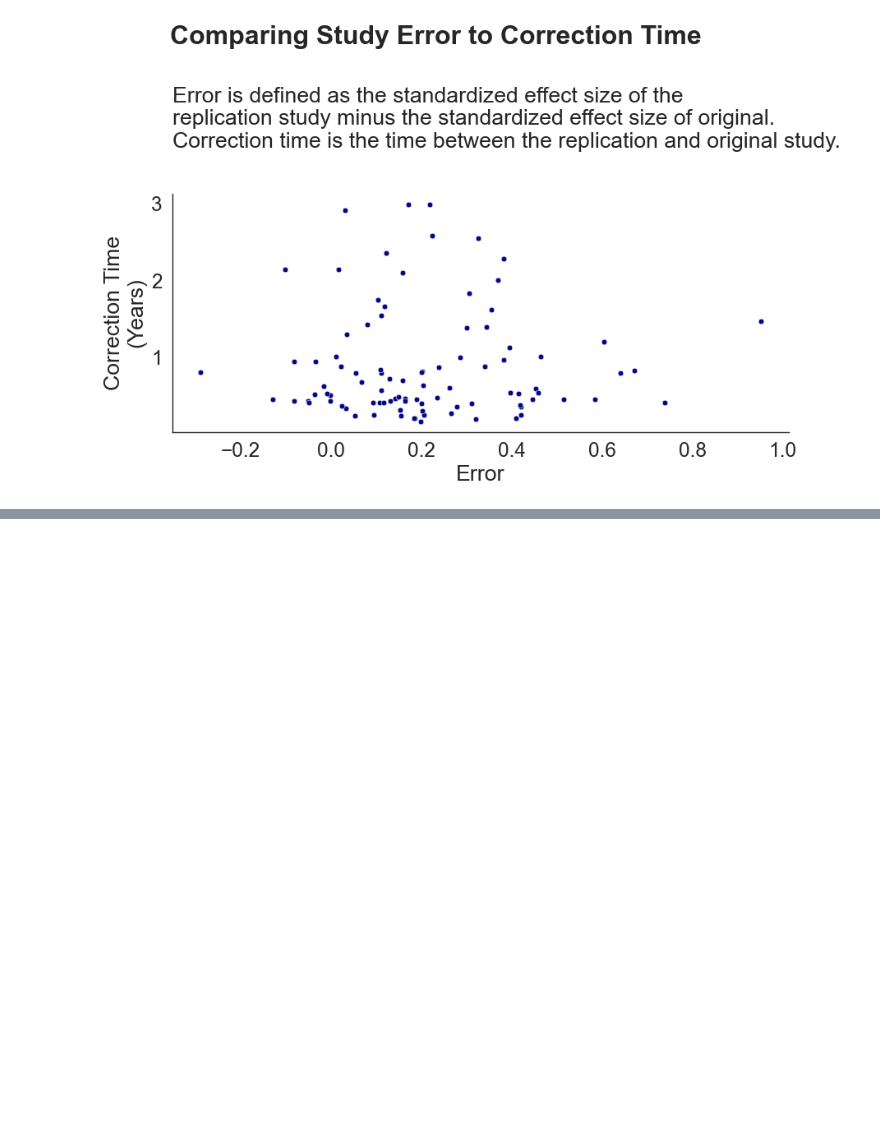
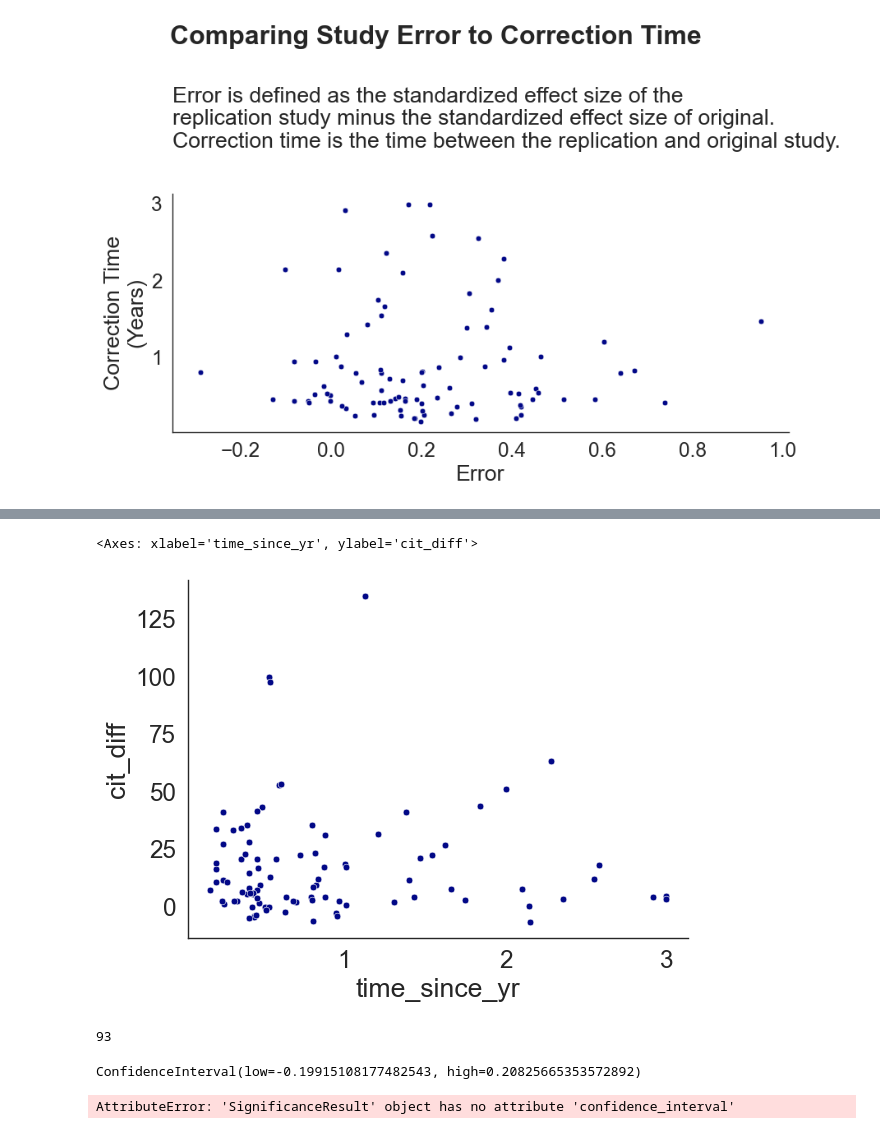
Before and after one commit to josh-ashkinaze/er_correct, a Jupyter notebook: replication.ipynb, the cells around one changed output, grey strips where cells are left out. Drawn from its saved outputs; the diff is of its cells as text; code cells hidden in the pictures; blank space fills up the shorter version.

```diff
--- a/replication.ipynb
+++ b/replication.ipynb
@@ -137,0 +163,11 @@ plt.savefig("science.pdf", format='pdf', dpi=300, bbox_inches='tight')
+# %%
+df['cit_diff'] = df['citations'] * df['diff']
+# %%
+sns.scatterplot(data=df.dropna(subset=['time_since', 'cit_diff']), x='time_since_yr', y='cit_diff')
+# %% [output]
+<Axes: xlabel='time_since_yr', ylabel='cit_diff'>
+[figure, added]
+# %%
+len(df2)
+# %% [output]
+93
@@ -137,0 +176,4 @@ plt.savefig("science.pdf", format='pdf', dpi=300, bbox_inches='tight')
+# %%
+a.confidence_interval()
+# %% [output]
+ConfidenceInterval(low=-0.19915108177482543, high=0.20825665353572892)
@@ -137,0 +194,4 @@ plt.savefig("science.pdf", format='pdf', dpi=300, bbox_inches='tight')
+# %%
+scipy_cor(df, 'time_since', 'diff', 'spearman')
+# %% [output]
+AttributeError: 'SignificanceResult' object has no attribute 'confidence_interval'
```
Also changed, not shown: parts of 8 cells of this notebook, 1 other file.
